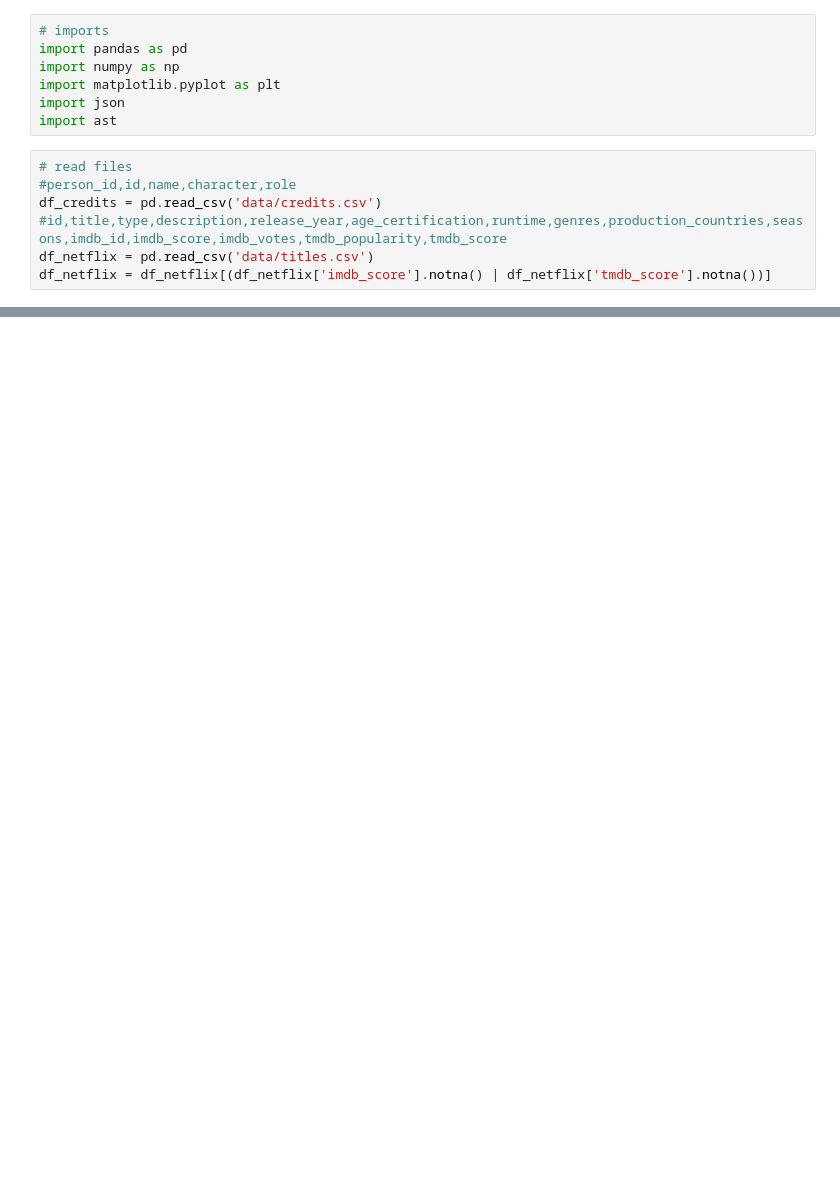
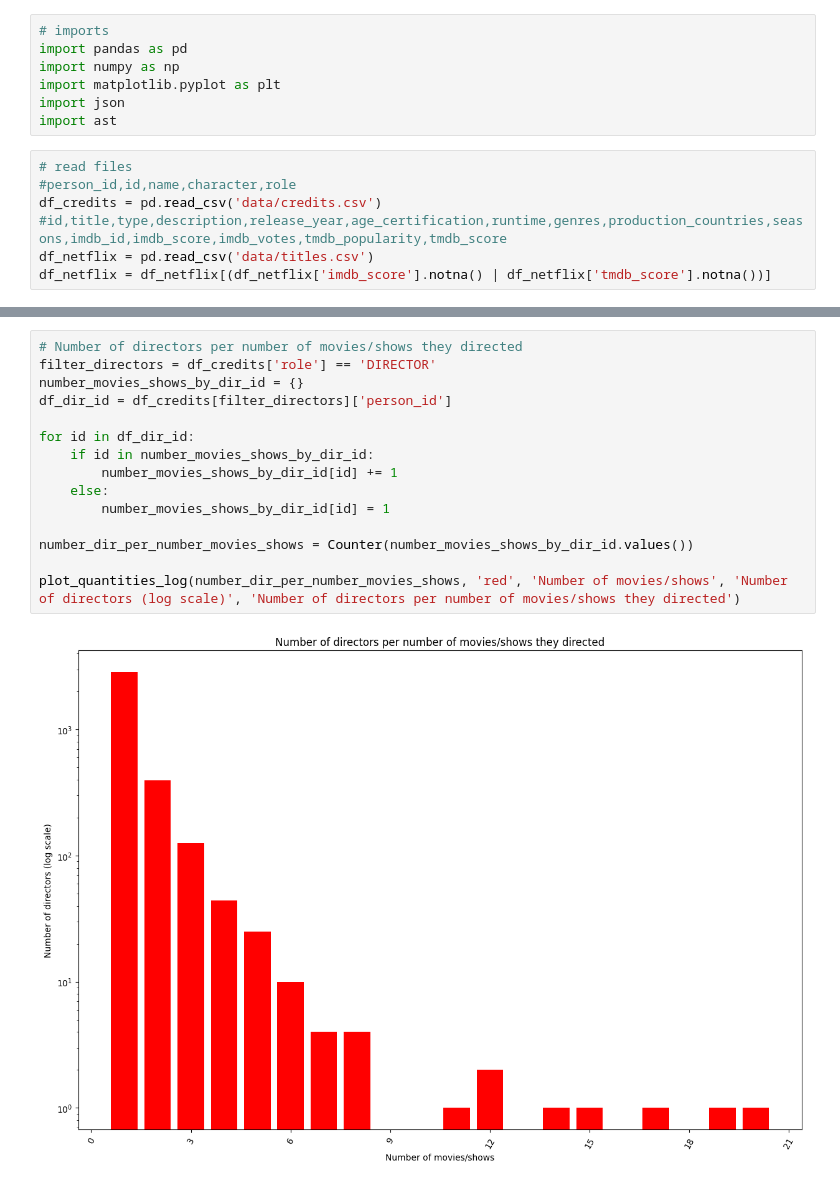
Before and after one commit to com-480-data-visualization/netflix-scrapers, a Jupyter notebook: pre-processing.ipynb, the cells around one changed output, grey strips where cells are left out. Saved outputs shown, nothing was run; the diff lists cells and outputs as text; blank space fills up the shorter version.

```diff
--- a/pre-processing.ipynb
+++ b/pre-processing.ipynb
@@ -146,0 +202,17 @@ print('Number of directors:', len(df_credits[df_credits['role'] == 'DIRECTOR']['
+# %%
+# Number of directors per number of movies/shows they directed
+filter_directors = df_credits['role'] == 'DIRECTOR'
+number_movies_shows_by_dir_id = {}
+df_dir_id = df_credits[filter_directors]['person_id']
+
+for id in df_dir_id:
+    if id in number_movies_shows_by_dir_id:
+        number_movies_shows_by_dir_id[id] += 1
+    else:
+        number_movies_shows_by_dir_id[id] = 1
+
+number_dir_per_number_movies_shows = Counter(number_movies_shows_by_dir_id.values())
+
+plot_quantities_log(number_dir_per_number_movies_shows, 'red', 'Number of movies/shows', 'Number of directors (log scale)', 'Number of directors per number of movies/shows they directed')
+# %% [output]
+[figure, added]
```
Also changed, not shown: parts of 4 cells of this notebook.
